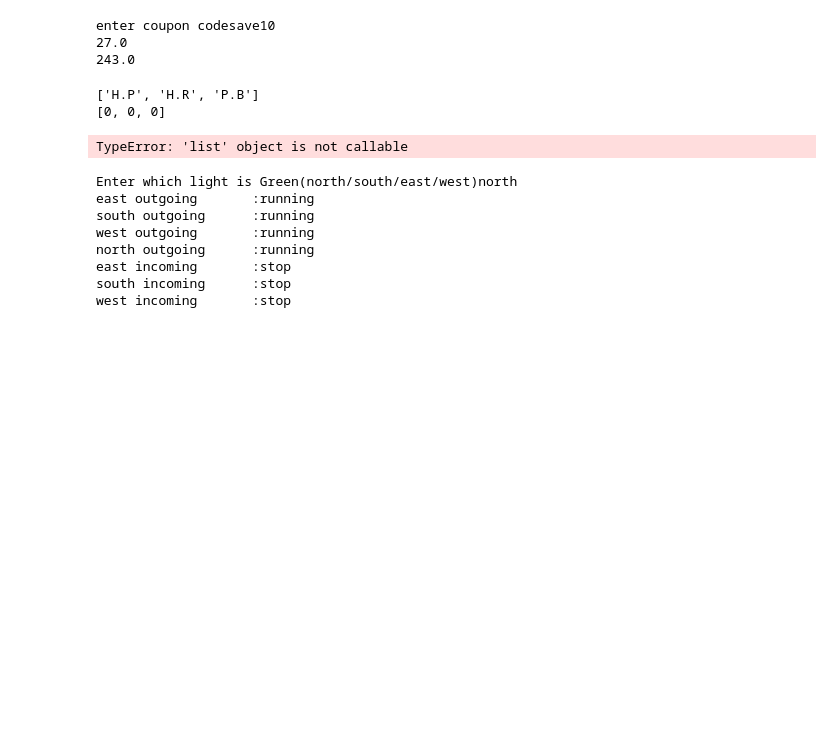
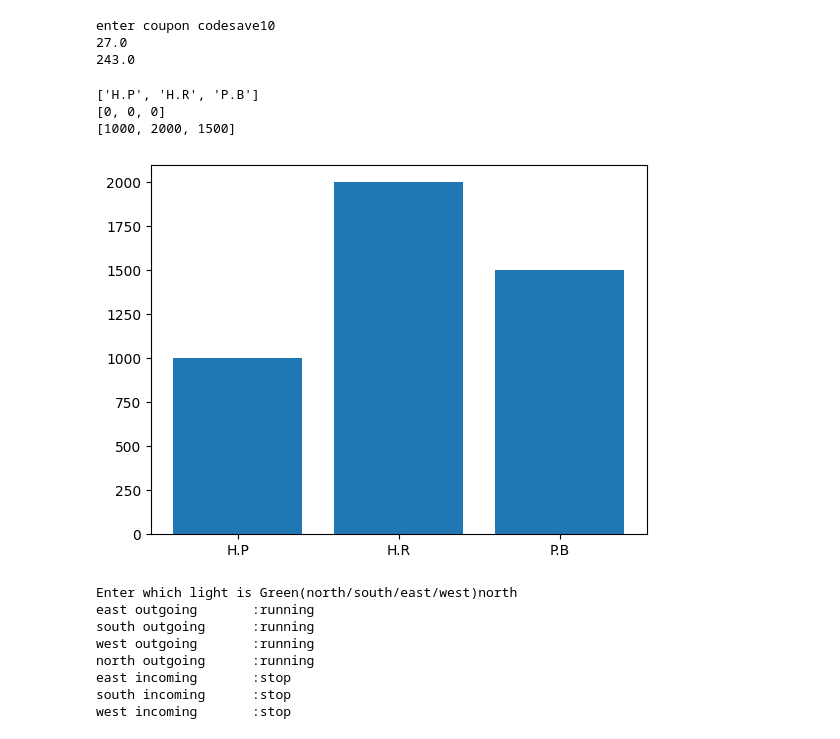
Before and after one commit to priyankarana5650-commits/PriyankaRana, a Jupyter notebook: PriyankaRana.ipynb, the cells around one changed output. Cells and saved outputs as stored; diff of their text form; code cells hidden in the pictures; blank space fills up the shorter version.

```diff
--- a/PriyankaRana.ipynb
+++ b/PriyankaRana.ipynb
@@ -891,28 +891,34 @@ enter coupon codesave10
 27.0
 243.0
 # %%
+import matplotlib.pyplot as plt
 customer_name=["Ridhi","vaishnavi","Shivam","Robin","Priya","Riya","Siya","kabu","Tanya","Tiya"]
 product=["shirt","jeans","shoes","heels","jacket","shirt","jeans","jeans","shoes","shoes"]
 price=[1000,2000,500,1000,1000,1000,2000,2000,500,500]
 state=["H.P","H.R","P.B","P.B"]
 gender=["male","female","male","male","female","female","female","male","female","female"]
 unique_state=[]
 state_wise_sales=[]
 unique_product_name=[]
 for i in state:
   if i not in unique_state:
     unique_state.append(i)
     state_wise_sales.append(0)
 print(unique_state)
 print(state_wise_sales)
 for i in range(len(state)):
-  index=unique_state.index(state(i))
+  index=unique_state.index(state[i])
   state_wise_sales[index]=state_wise_sales[index]+price[i]
 print(state_wise_sales)
+
+
+plt.bar(unique_state,state_wise_sales)
+plt.show()
 # %% [output]
 ['H.P', 'H.R', 'P.B']
 [0, 0, 0]
+[1000, 2000, 1500]
-TypeError: 'list' object is not callable
+[figure, added]
 # %%
 # traffic signals
 light=input("Enter which light is Green(north/south/east/west)")
```
